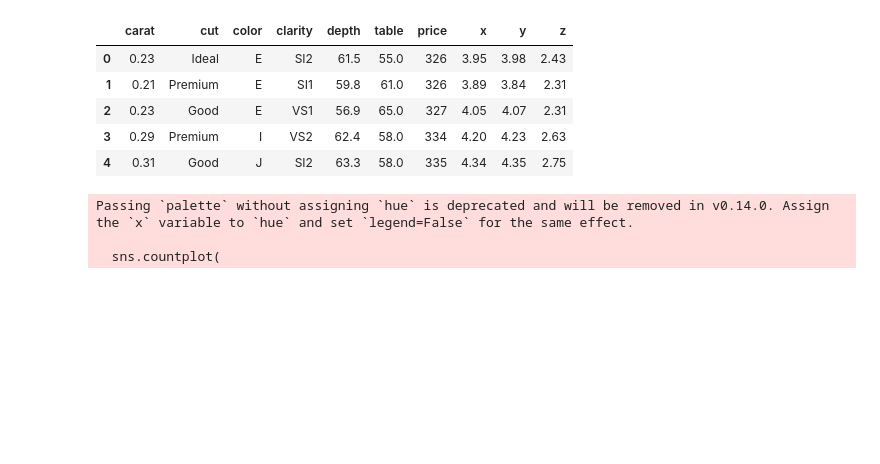
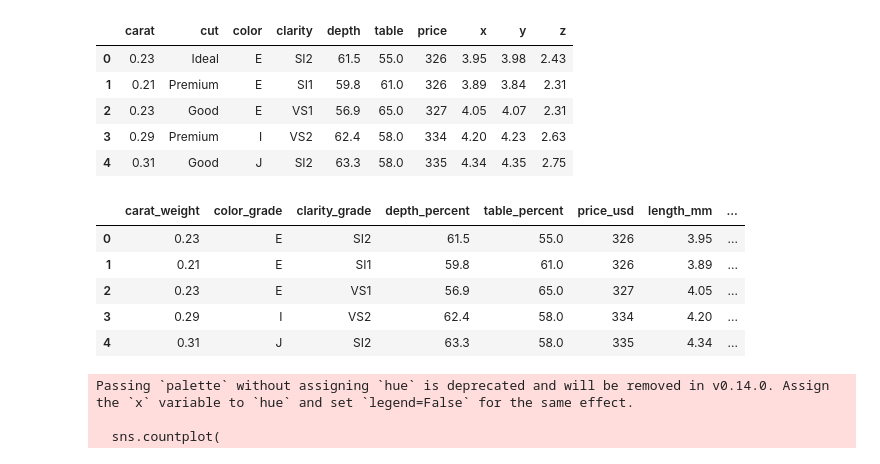
Before and after one commit to Krishnapabbu17/diamonds-analysis, a Jupyter notebook: DataScienceProject.ipynb, the cells around one changed output. Drawn from its saved outputs; the diff is of its cells as text; code cells hidden in the pictures; blank space fills up the shorter version.

```diff
--- a/DataScienceProject.ipynb
+++ b/DataScienceProject.ipynb
@@ -217,6 +217,15 @@ df = df.rename(columns={
     'y': 'width_mm',
     'z': 'depth_mm'
 })
+# %%
+df.head()
+# %% [output]
+|  | carat_weight | color_grade | clarity_grade | depth_percent | table_percent | price_usd | length_mm | ... |
+| 0 | 0.23 | E | SI2 | 61.5 | 55.0 | 326 | 3.95 | ... |
+| 1 | 0.21 | E | SI1 | 59.8 | 61.0 | 326 | 3.89 | ... |
+| 2 | 0.23 | E | VS1 | 56.9 | 65.0 | 327 | 4.05 | ... |
+| 3 | 0.29 | I | VS2 | 62.4 | 58.0 | 334 | 4.20 | ... |
+| 4 | 0.31 | J | SI2 | 63.3 | 58.0 | 335 | 4.34 | ... |
 # %%
 #Data Visualization
 import matplotlib.pyplot as plt
```
Also changed, not shown: parts of 1 cell of this notebook.
